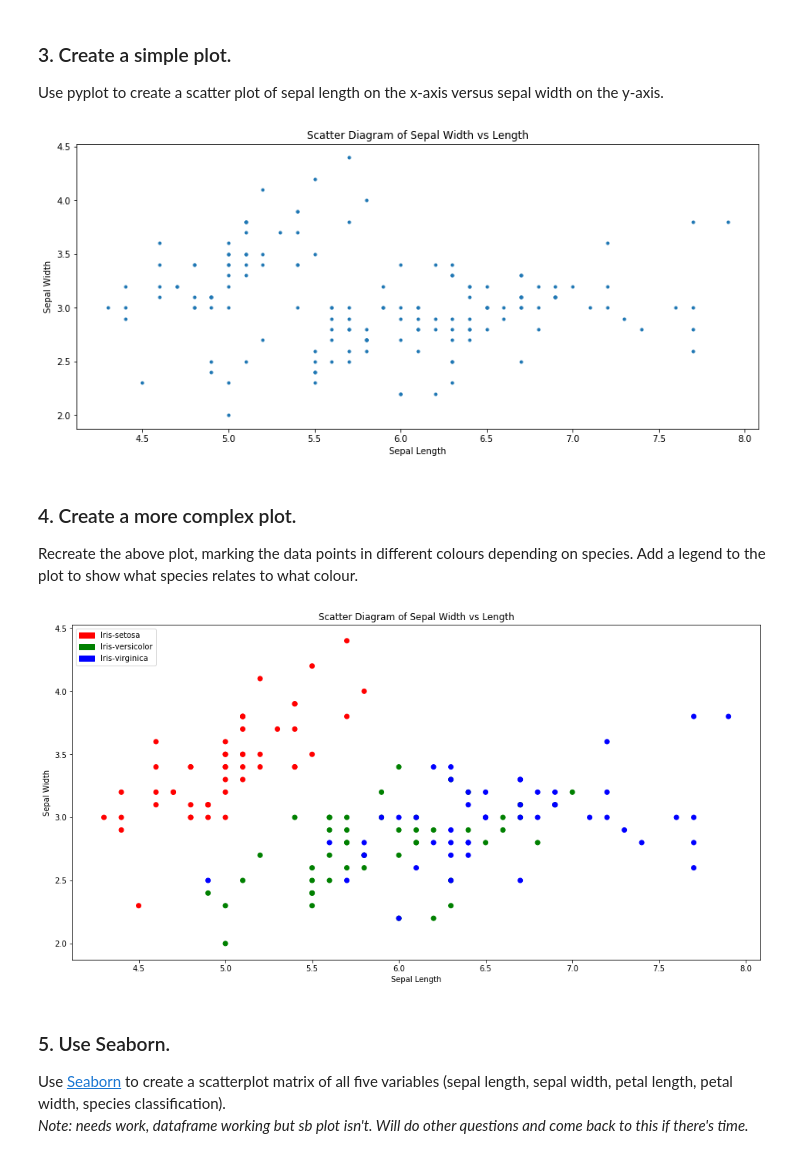
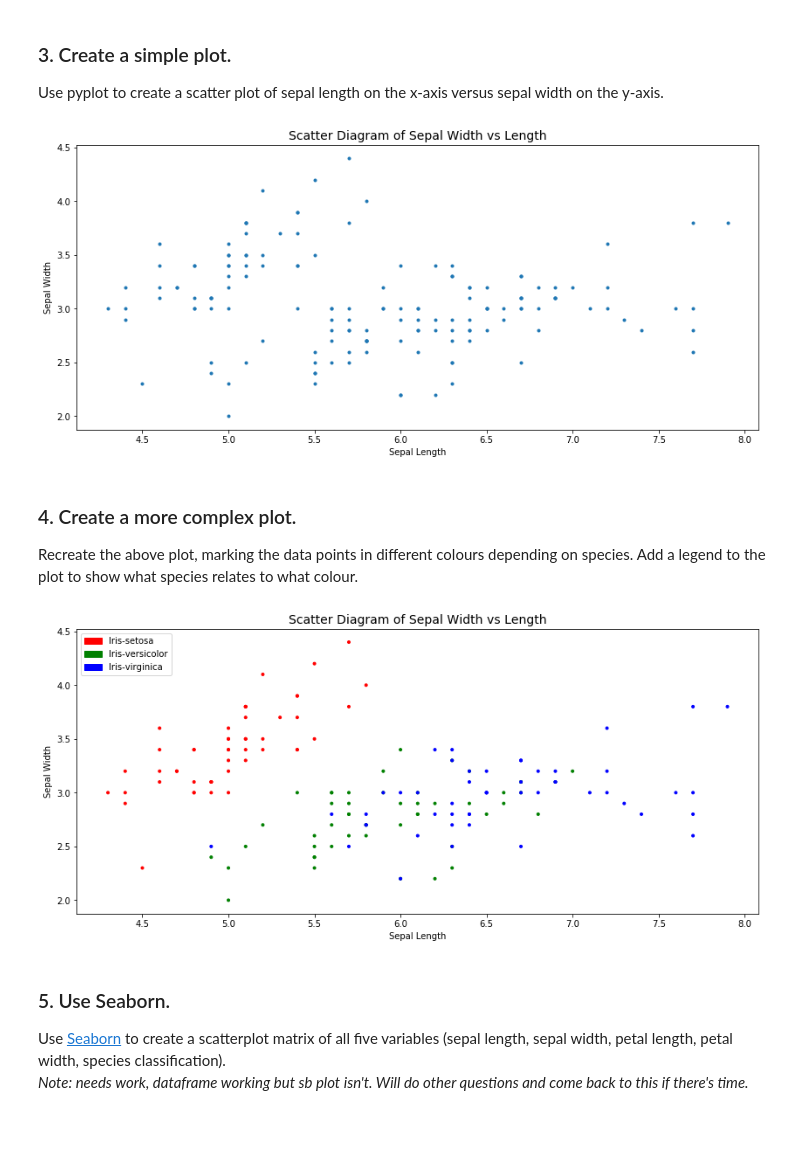
Before and after one commit to rebeccabernie/Iris-JPN, a Jupyter notebook: IrisData.ipynb, the cells around one changed output. Saved outputs shown, nothing was run; the diff lists cells and outputs as text; code cells hidden in the pictures; blank space fills up the shorter version.

```diff
--- a/IrisData.ipynb
+++ b/IrisData.ipynb
@@ -37,38 +37,38 @@ import matplotlib.pyplot as pl
 pl.rcParams['figure.figsize'] = (14.0, 6.0) # Adapted from gradient descent notebook: https://github.com/emerging-technologies/emerging-technologies.github.io/blob/master/notebooks/gradient-descent.ipynb
 pl.scatter(sLen, sWid, marker='.')
 
-pl.title('Scatter Diagram of Sepal Width vs Length')
+pl.title('Scatter Diagram of Sepal Width vs Length', fontsize=14)
 pl.xlabel('Sepal Length')
 pl.ylabel('Sepal Width')
 pl.show()
 # %% [output]
-[figure, old version]
+[figure, new version]
 # %% [markdown]
 ### 4. Create a more complex plot.
 Recreate the above plot, marking the data points in different colours depending on species. Add a legend to the plot to show what species relates to what colour.
 # %%
 import matplotlib.patches as mpatches
 
-pl.rcParams['figure.figsize'] = (16.0, 8.0)
+pl.rcParams['figure.figsize'] = (14,6)
 # Colour related to type adapted from https://stackoverflow.com/questions/27318906/python-scatter-plot-with-colors-corresponding-to-strings
 colours = {'Iris-setosa': 'red', 'Iris-versicolor': 'green', 'Iris-virginica': 'blue'}
-pl.scatter(sLen, sWid, c=[colours[i] for i in spec], label=[colours[i] for i in colours])
+pl.scatter(sLen, sWid, c=[colours[i] for i in spec], label=[colours[i] for i in colours], marker=".")
 
-pl.title('Scatter Diagram of Sepal Width vs Length')
+pl.title('Scatter Diagram of Sepal Width vs Length', fontsize=14)
 pl.xlabel('Sepal Length')
 pl.ylabel('Sepal Width')
 
 # Custom handles adapted from https://stackoverflow.com/a/44164349/7232648
 a = 'red'
 b = 'green'
 c = 'blue'
 handles = [mpatches.Patch(color=colour, label=label) for label, colour in [('Iris-setosa', a), ('Iris-versicolor', b), ('Iris-virginica', c)]]
 pl.legend(handles=handles, loc=2, frameon=True)
 
 #pl.grid()
 pl.show()
 # %% [output]
-[figure, old version]
+[figure, new version]
 # %% [markdown]
 ### 5. Use Seaborn.
 Use [Seaborn](http://seaborn.pydata.org/index.html) to create a scatterplot matrix of all five variables (sepal length, sepal width, petal length, petal width, species classification).
```
Also changed, not shown: parts of 2 cells of this notebook.
